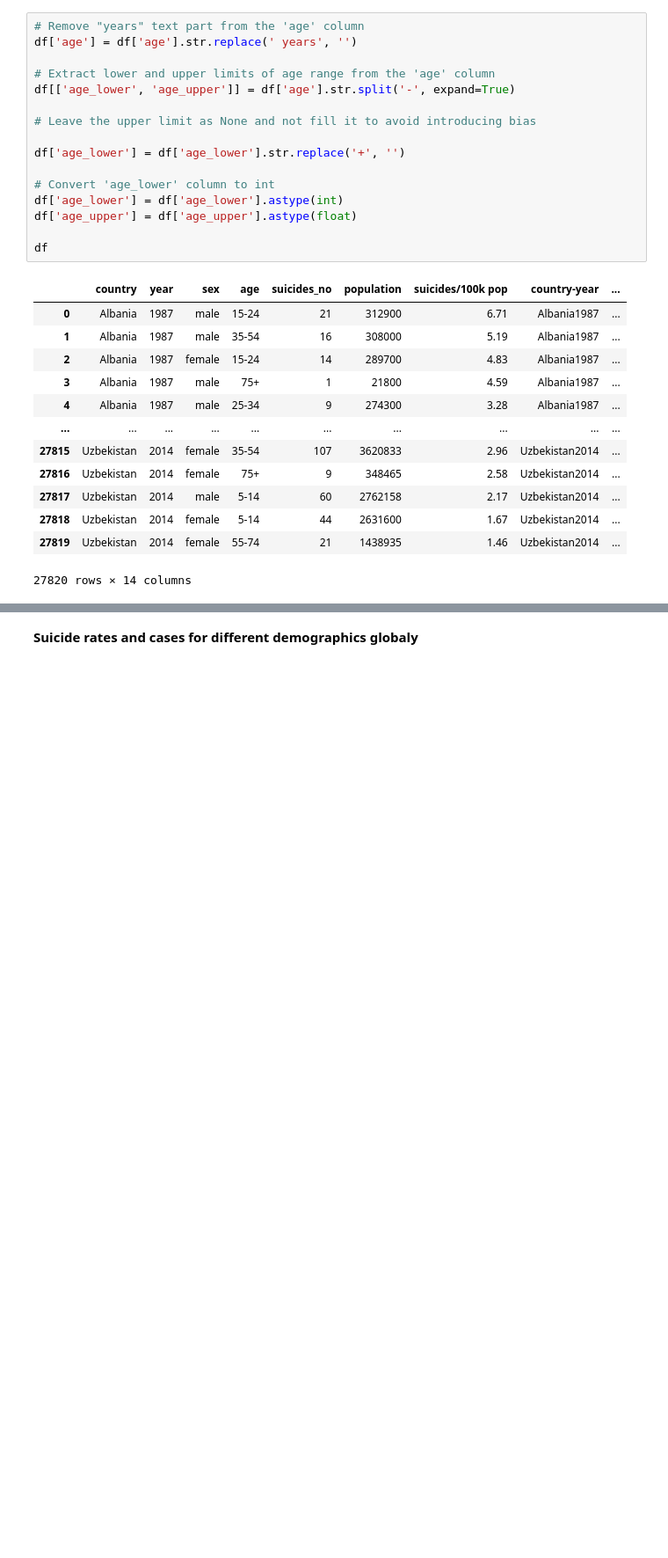
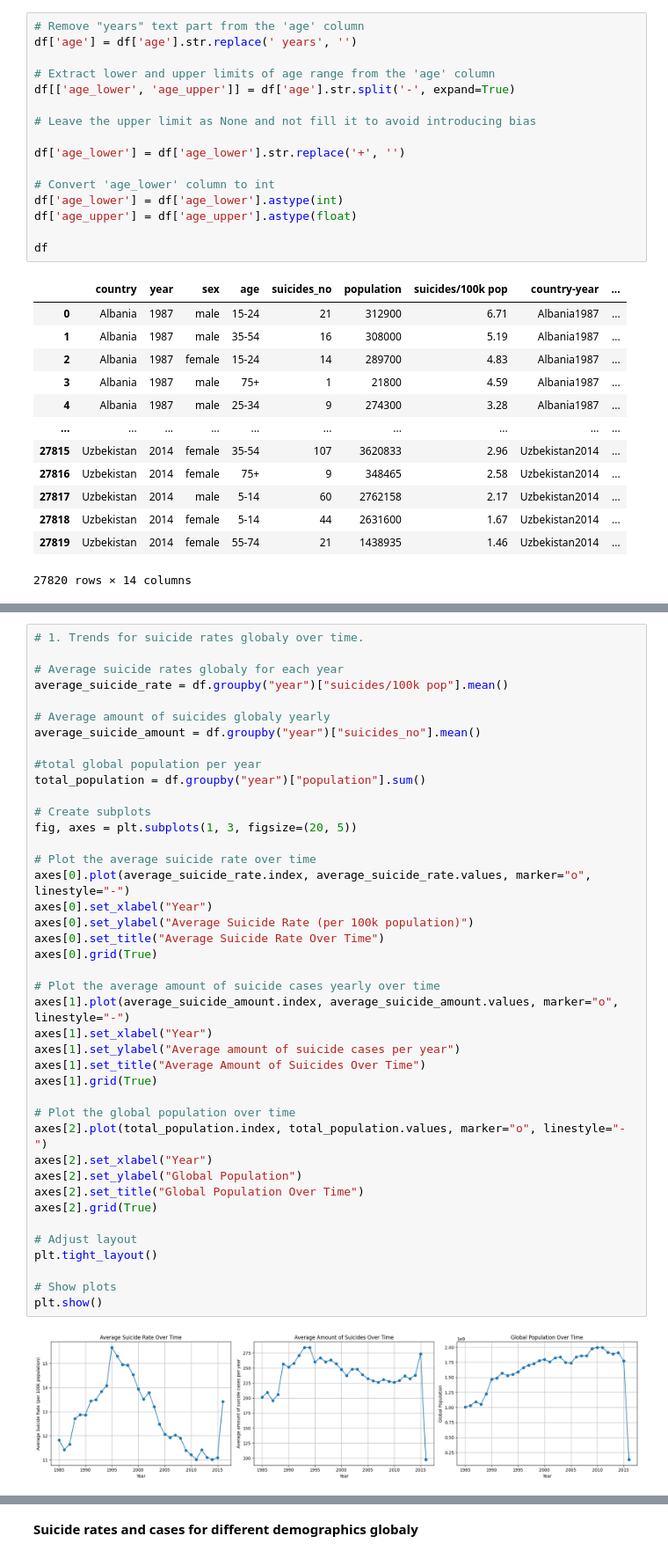
Before and after one commit to MeganeUme/inlam_pandas, a Jupyter notebook: inlam_vg.ipynb, the cells around one changed output, grey strips where cells are left out. Shown at 88% size. Saved outputs shown, nothing was run; the diff lists cells and outputs as text; blank space fills up the shorter version.

```diff
--- a/inlam_vg.ipynb
+++ b/inlam_vg.ipynb
@@ -146,3 +119,46 @@ plt.grid(True)
+# %%
+# 1. Trends for suicide rates globaly over time.
+
+# Average suicide rates globaly for each year
+average_suicide_rate = df.groupby("year")["suicides/100k pop"].mean()
+
+# Average amount of suicides globaly yearly
+average_suicide_amount = df.groupby("year")["suicides_no"].mean()
+
+#total global population per year
+total_population = df.groupby("year")["population"].sum()
+
+# Create subplots
+fig, axes = plt.subplots(1, 3, figsize=(20, 5))
+
+# Plot the average suicide rate over time
+axes[0].plot(average_suicide_rate.index, average_suicide_rate.values, marker="o", linestyle="-")
+axes[0].set_xlabel("Year")
+axes[0].set_ylabel("Average Suicide Rate (per 100k population)")
+axes[0].set_title("Average Suicide Rate Over Time")
+axes[0].grid(True)
+
+# Plot the average amount of suicide cases yearly over time
+axes[1].plot(average_suicide_amount.index, average_suicide_amount.values, marker="o", linestyle="-")
+axes[1].set_xlabel("Year")
+axes[1].set_ylabel("Average amount of suicide cases per year")
+axes[1].set_title("Average Amount of Suicides Over Time")
+axes[1].grid(True)
+
+# Plot the global population over time
+axes[2].plot(total_population.index, total_population.values, marker="o", linestyle="-")
+axes[2].set_xlabel("Year")
+axes[2].set_ylabel("Global Population")
+axes[2].set_title("Global Population Over Time")
+axes[2].grid(True)
+
+# Adjust layout
+plt.tight_layout()
+
+# Show plots
+plt.show()
+# %% [output]
+[figure, added]
 # %% [markdown]
 **Suicide rates and cases globaly over time trends**
 
```
Also changed, not shown: parts of 5 cells of this notebook.
